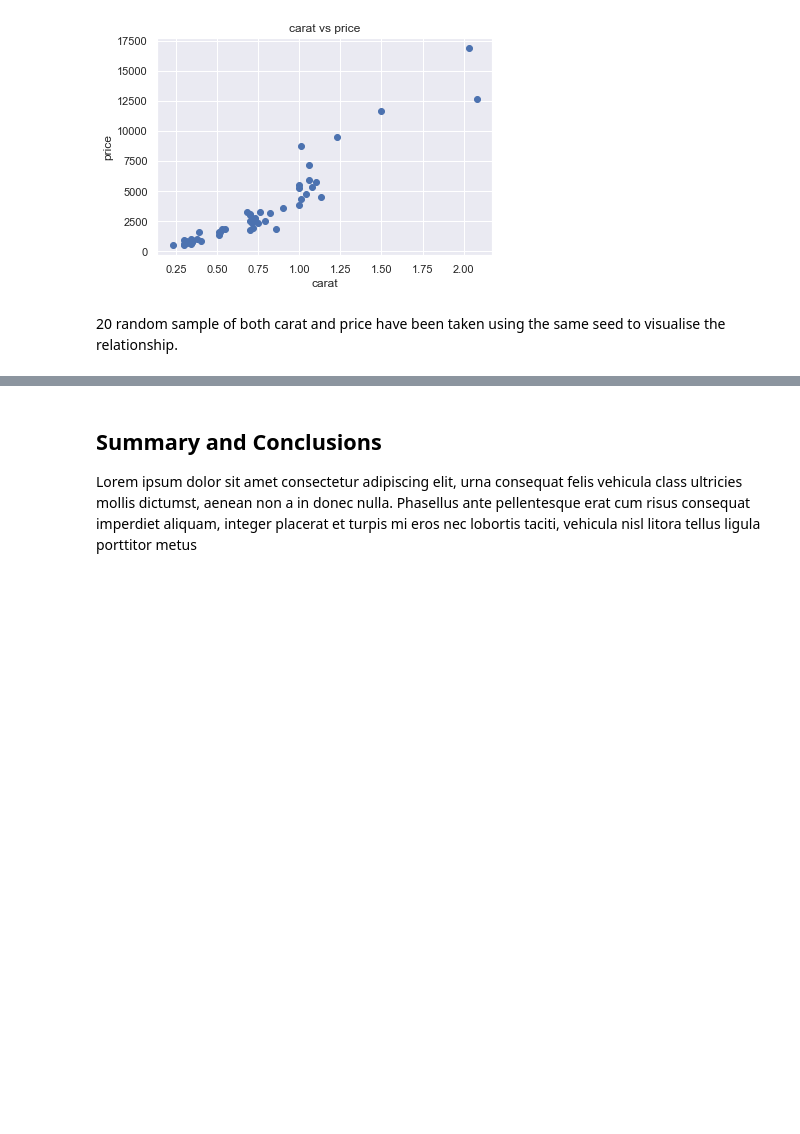
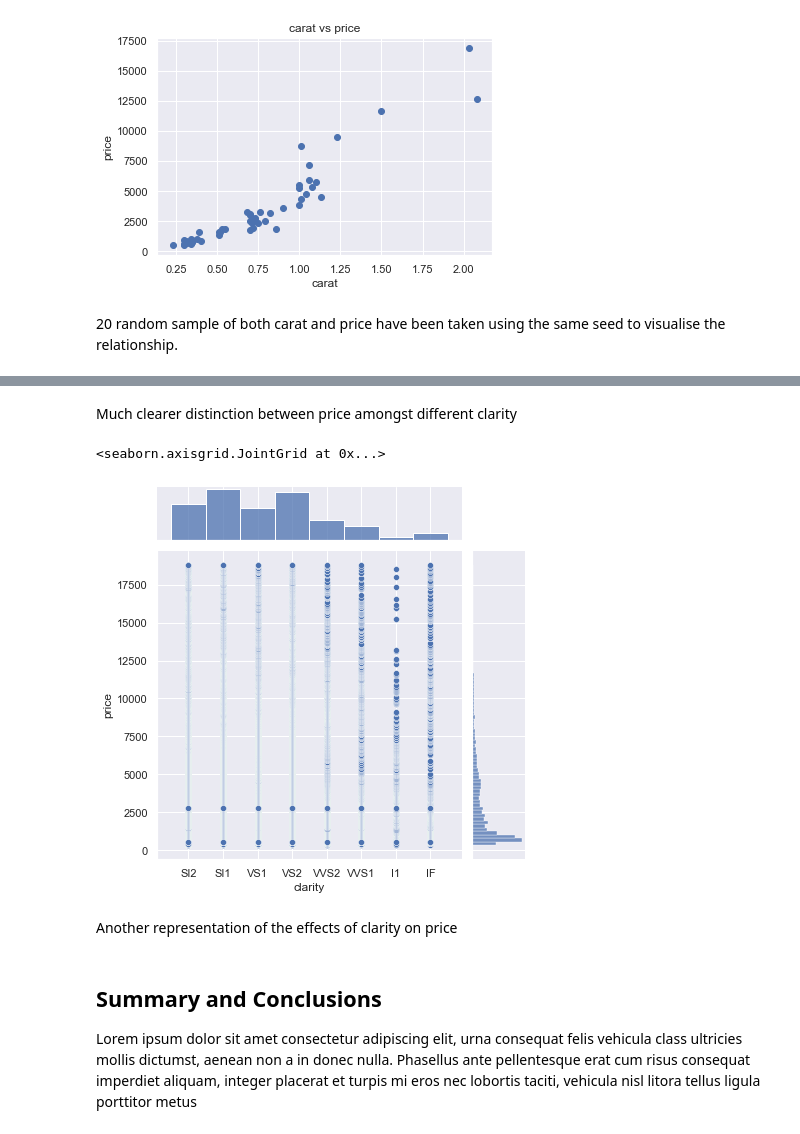
Before and after one commit to ritizzzz/math-phase1, a Jupyter notebook: phase1.ipynb, the cells around one changed output, grey strips where cells are left out. Drawn from its saved outputs; the diff is of its cells as text; code cells hidden in the pictures; blank space fills up the shorter version.

```diff
--- a/phase1.ipynb
+++ b/phase1.ipynb
@@ -267,3 +267,12 @@ sns.violinplot(x='clarity', y='price', data=df)
+# %% [markdown]
+Much clearer distinction between price amongst different clarity
+# %%
+sns.jointplot(x='clarity', y='price', data=df)
+# %% [output]
+<seaborn.axisgrid.JointGrid at 0x...>
+[figure, added]
+# %% [markdown]
+Another representation of the effects of clarity on price
 # %% [markdown]
 ## Summary and Conclusions
 Lorem ipsum dolor sit amet consectetur adipiscing elit, urna consequat felis vehicula class ultricies mollis dictumst, aenean non a in donec nulla. Phasellus ante pellentesque erat cum risus consequat imperdiet aliquam, integer placerat et turpis mi eros nec lobortis taciti, vehicula nisl litora tellus ligula porttitor metus
```
Also changed, not shown: parts of 7 cells of this notebook.
